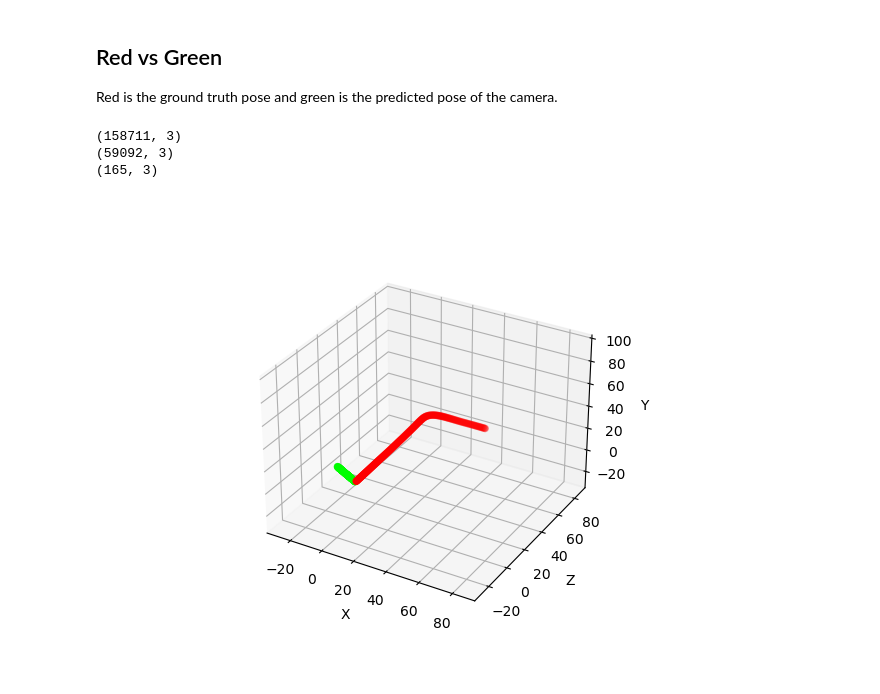
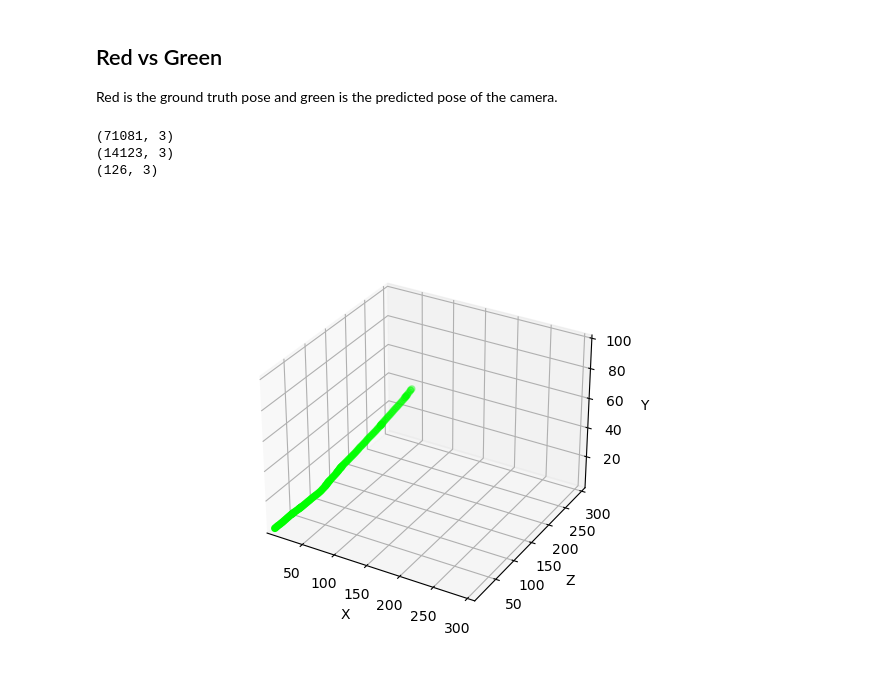
Before and after one commit to hpennington/mono-visual-odometry, a Jupyter notebook: visual_odometry.ipynb, the cells around one changed output. Saved outputs shown, nothing was run; the diff lists cells and outputs as text; code cells hidden in the pictures.

```diff
--- a/visual_odometry.ipynb
+++ b/visual_odometry.ipynb
@@ -35,13 +35,13 @@ from os.path import isfile, join
 - ransac_residual_threshold: The residual threshold for ransac
 # %%
 # Script parameters
-KITTI = True
+KITTI = False
 input = './videos/test_countryroad.mp4'
 # input = 0
 im_size = (640, 480)
 
 # ORB Detector parameters
-max_corners = 10000
+max_corners = 1500
 kernel_size = 6
 distance = 0.001
 
@@ -49,6 +49,13 @@ distance = 0.001
 ransac_minsamples = 12
 ransac_max_trials = 175
 ransac_residual_threshold = 0.001
+
+# Pose extratction translation scaling
+tscale = 3.0
+
+# Point cloud clustering
+n_points = 3
+dbscan_eps = 0.5 * tscale
 # %%
 seq = None
 mono_folder = None
@@ -249,8 +256,7 @@ while (KITTI == True and i < len(train_image_names)) or (cap is not None and cap
                     t = t.flatten()
 
                     R_abs = np.dot(R, R_abs)
-                    scale = 1.0
-                    t_abs = t_abs + R_abs.dot((t * scale))
+                    t_abs = t_abs + R_abs.dot((t * tscale))
 
                     # print(t_abs)
                     t_abs_all.append(t_abs)
@@ -282,6 +288,7 @@ while (KITTI == True and i < len(train_image_names)) or (cap is not None and cap
                         points4d = triangulate(proj1[:3, :4], last_proj[:3, :4], kps1, kps2)
                         # print(points4d.shape)
                         points3d = (points4d / points4d[:, 3:])[:, :3]
+                        points3d *= tscale
 
                         if point_cloud is None:
                             point_cloud = points3d.reshape(-1, 3)
@@ -358,9 +365,14 @@ if point_cloud is not None:
     import open3d as o3d
 
     pcd = o3d.geometry.PointCloud()
-    pcd.transform([[1, 0, 0, 0], [0, -1, 0, 0], [0, 0, -1, 0], [0, 0, 0, 1]])
+    pcd.transform([
+        [-1, 0,  0, 0],
+        [ 0, 1,  0, 0],
+        [ 0, 0, 1, 0],
+        [ 0, 0,  0, 1]
+    ])
     pcd.points = o3d.utility.Vector3dVector(point_cloud)
-    ret = np.array(pcd.cluster_dbscan(eps=0.5, min_points=3))
+    ret = np.array(pcd.cluster_dbscan(eps=dbscan_eps, min_points=n_points))
 
     # print(ret.shape)
     print(point_cloud.shape)
@@ -392,34 +404,34 @@ if point_cloud is not None:
     # colors[point_cloud[ret>0].shape[0]+t_abs_all.shape[0]:] = blue
     pcd.colors = o3d.utility.Vector3dVector(colors)
 
     # downpcd = pcd.voxel_down_sample(voxel_size=0.5)
     # ret = np.asarray(point_cloud).flatten()[ret]
 
     o3d.io.write_point_cloud("pointcloud_clustered.pcd", pcd)
 
 
 maximum = None
 minimum = None
 
 if KITTI == True:
     ax.scatter(t_abs_gt[:, 0], t_abs_gt[:, 2], t_abs_gt[:, 1], color=(1, 0, 0))
     minimum = np.array(np.concatenate([t_abs_all, t_abs_gt])).min()
     maximum = np.array(np.concatenate([t_abs_all, t_abs_gt])).max()
 else:
     minimum = np.array(t_abs_all).min()
     maximum = np.array(t_abs_all).max()
 
 # ax.set_zscale(lower=minimum, upper=maxiumum, value=)
 ax.set_xlim([minimum, maximum])
 ax.set_ylim([minimum, maximum])
 ax.set_zlim([minimum, 100])
 ax.set_xlabel('X')
 ax.set_ylabel('Z')
 ax.set_zlabel('Y')
 # plt.plot(t_abs_all[:, 0], t_abs_all[:, 1], t_abs_all[:, 2])
 plt.show()
 # %% [output]
-(158711, 3)
-(59092, 3)
-(165, 3)
+(71081, 3)
+(14123, 3)
+(126, 3)
-[figure, old version]
+[figure, new version]
```
Also changed, not shown: parts of 2 cells of this notebook, 1 other file.
